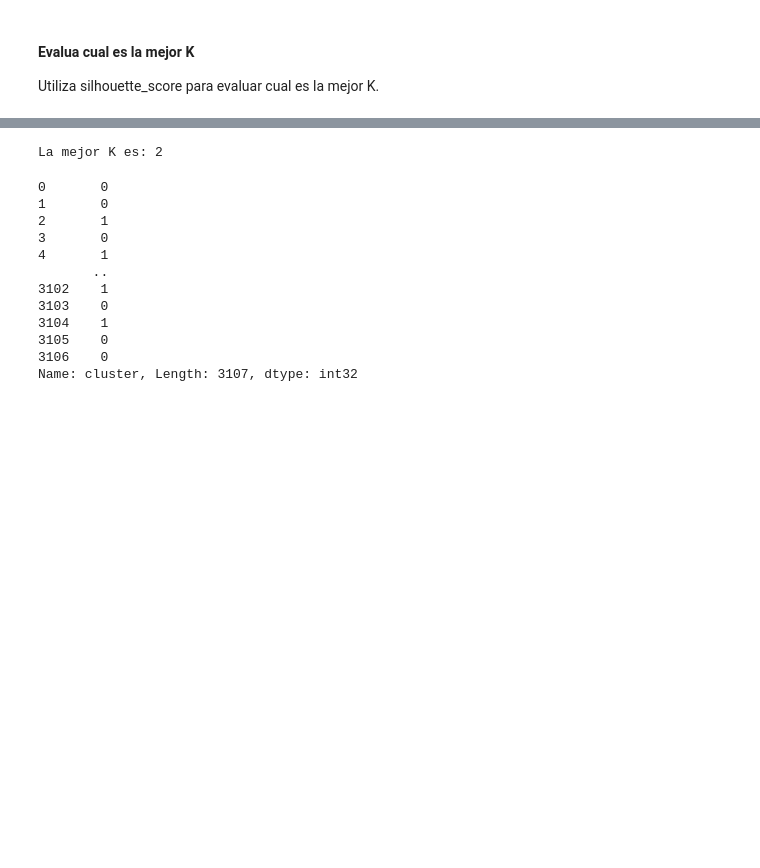
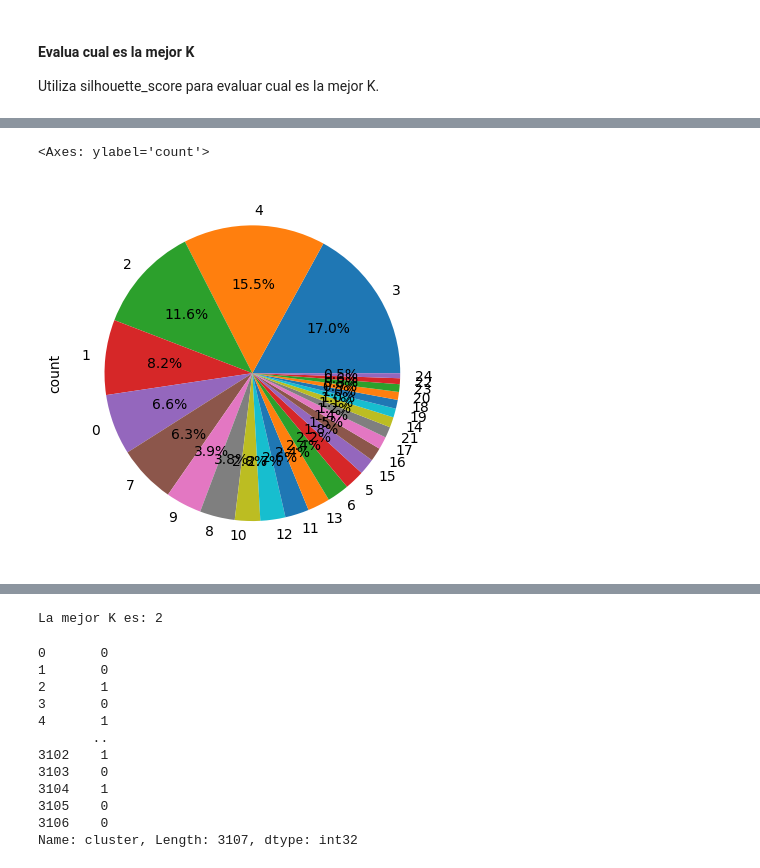
Before and after one commit to IraitzM/TheBridge_DSPT_ML, a Jupyter notebook: No supervisado/Clustering/Practica/EJER_1_kmeans_drugs_review.ipynb, the cells around one changed output, grey strips where cells are left out. Cells and saved outputs as stored; diff of their text form; code cells hidden in the pictures; blank space fills up the shorter version.

```diff
--- a/No supervisado/Clustering/Practica/EJER_1_kmeans_drugs_review.ipynb
+++ b/No supervisado/Clustering/Practica/EJER_1_kmeans_drugs_review.ipynb
@@ -136,0 +272,4 @@ for num_clusters in range_n_clusters:
+# %%
+df_cluster = X.copy() # SE LE AGREGÓ EL CLUSTER AL QUE PERTENECEN
+df_cluster["clusters"] = km.labels_
+df_cluster
@@ -136,0 +310,5 @@ for num_clusters in range_n_clusters:
+# %%
+df_cluster["clusters"].value_counts().plot.pie(autopct="%.1f%%")
+# %% [output]
+<Axes: ylabel='count'>
+[figure, added]
```
Also changed, not shown: parts of 30 cells of this notebook, 1 other file.
